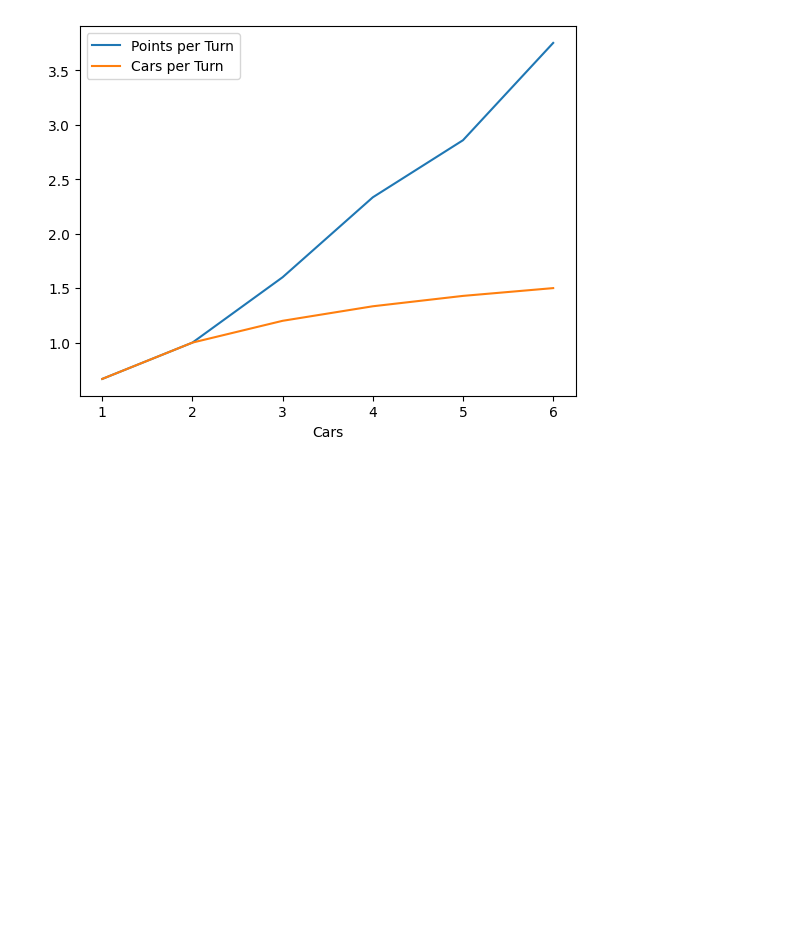
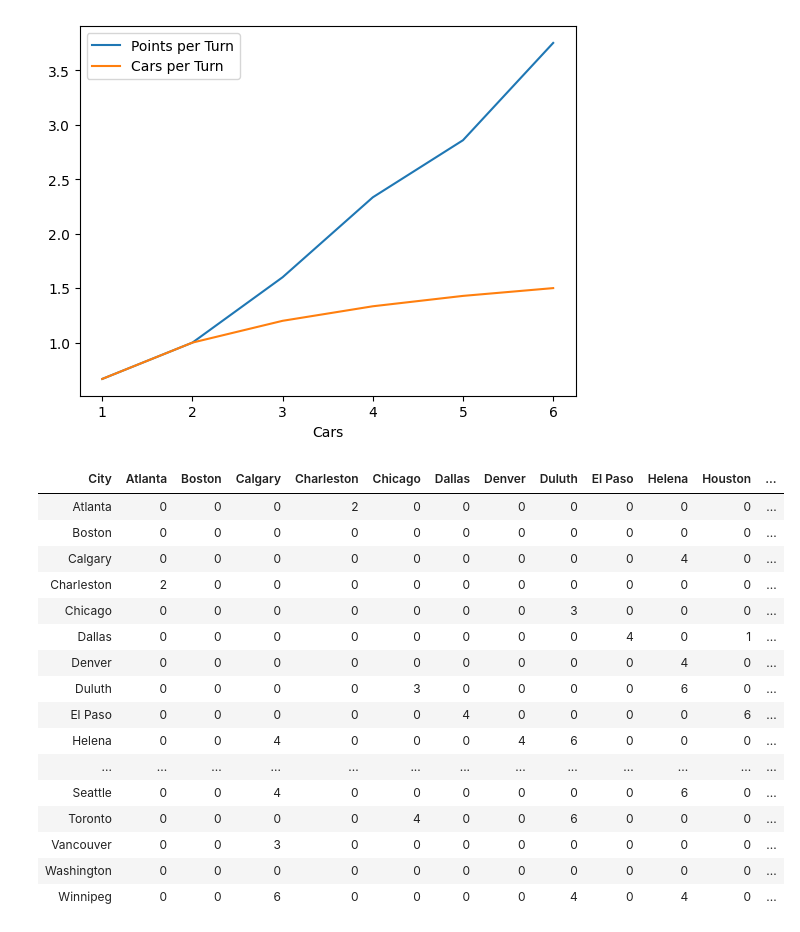
Before and after one commit to jbadlato/jbadlato.github.io, a Jupyter notebook: ticket-to-ride.ipynb, the cells around one changed output. Saved outputs shown, nothing was run; the diff lists cells and outputs as text; code cells hidden in the pictures; blank space fills up the shorter version.

Commit message:
routes matrix

```diff
--- a/ticket-to-ride.ipynb
+++ b/ticket-to-ride.ipynb
@@ -32,3 +33,36 @@ ROUTE_LENGTHS.plot(x="Cars", y=["Points per Turn", "Cars per Turn"])
 # %% [output]
 <Axes: xlabel='Cars'>
 [figure]
+# %%
+from collections import defaultdict
+ROUTES_MATRIX = pd.read_csv("america_routes.csv").fillna(value=0)
+def set_style(styler):
+    styler.background_gradient(axis=None,cmap=sns.dark_palette("seagreen", as_cmap=True))
+    styler.hide(axis=0) # Hides index column
+    styler.format(precision=0)
+    styler.set_table_styles(
+    [dict(selector="th",props=[('max-width', '80px')]),
+        dict(selector="th.col_heading",
+                 props=[("writing-mode", "vertical-rl"),
+                        ('vertical-align', 'text-top'), ('transform', 'rotateZ(180deg)'),
+                        ])])
+    return styler
+ROUTES_MATRIX.style.pipe(set_style)
+# %% [output]
+| City | Atlanta | Boston | Calgary | Charleston | Chicago | Dallas | Denver | Duluth | El Paso | Helena | Houston | ... |
+| Atlanta | 0 | 0 | 0 | 2 | 0 | 0 | 0 | 0 | 0 | 0 | 0 | ... |
+| Boston | 0 | 0 | 0 | 0 | 0 | 0 | 0 | 0 | 0 | 0 | 0 | ... |
+| Calgary | 0 | 0 | 0 | 0 | 0 | 0 | 0 | 0 | 0 | 4 | 0 | ... |
+| Charleston | 2 | 0 | 0 | 0 | 0 | 0 | 0 | 0 | 0 | 0 | 0 | ... |
+| Chicago | 0 | 0 | 0 | 0 | 0 | 0 | 0 | 3 | 0 | 0 | 0 | ... |
+| Dallas | 0 | 0 | 0 | 0 | 0 | 0 | 0 | 0 | 4 | 0 | 1 | ... |
+| Denver | 0 | 0 | 0 | 0 | 0 | 0 | 0 | 0 | 0 | 4 | 0 | ... |
+| Duluth | 0 | 0 | 0 | 0 | 3 | 0 | 0 | 0 | 0 | 6 | 0 | ... |
+| El Paso | 0 | 0 | 0 | 0 | 0 | 4 | 0 | 0 | 0 | 0 | 6 | ... |
+| Helena | 0 | 0 | 4 | 0 | 0 | 0 | 4 | 6 | 0 | 0 | 0 | ... |
+| ... | ... | ... | ... | ... | ... | ... | ... | ... | ... | ... | ... | ... |
+| Seattle | 0 | 0 | 4 | 0 | 0 | 0 | 0 | 0 | 0 | 6 | 0 | ... |
+| Toronto | 0 | 0 | 0 | 0 | 4 | 0 | 0 | 6 | 0 | 0 | 0 | ... |
+| Vancouver | 0 | 0 | 3 | 0 | 0 | 0 | 0 | 0 | 0 | 0 | 0 | ... |
+| Washington | 0 | 0 | 0 | 0 | 0 | 0 | 0 | 0 | 0 | 0 | 0 | ... |
+| Winnipeg | 0 | 0 | 6 | 0 | 0 | 0 | 0 | 4 | 0 | 4 | 0 | ... |
```
Also changed, not shown: parts of 1 cell of this notebook, 1 other file.
